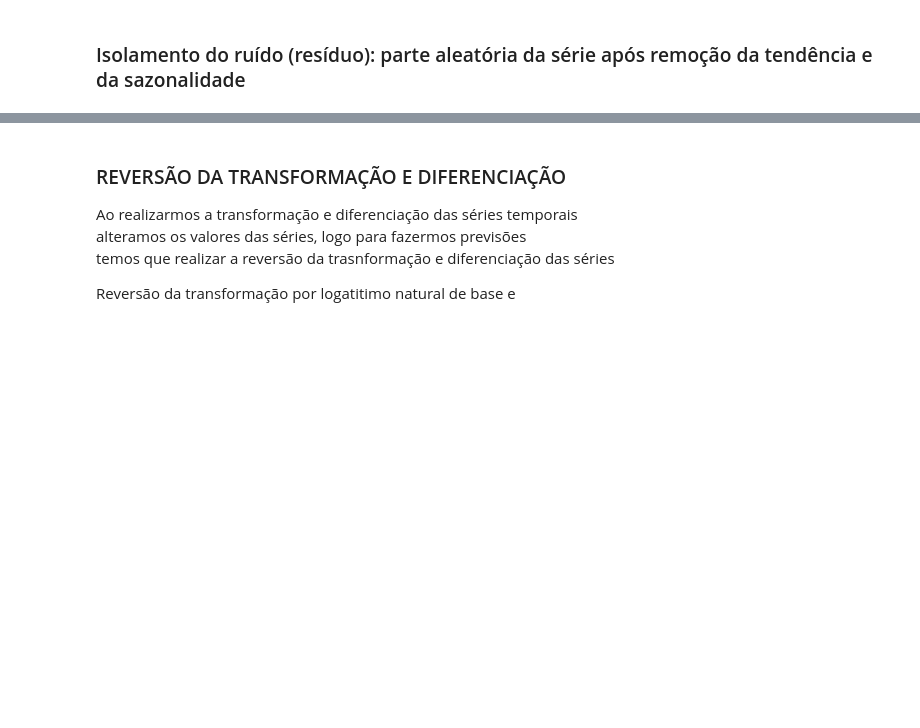
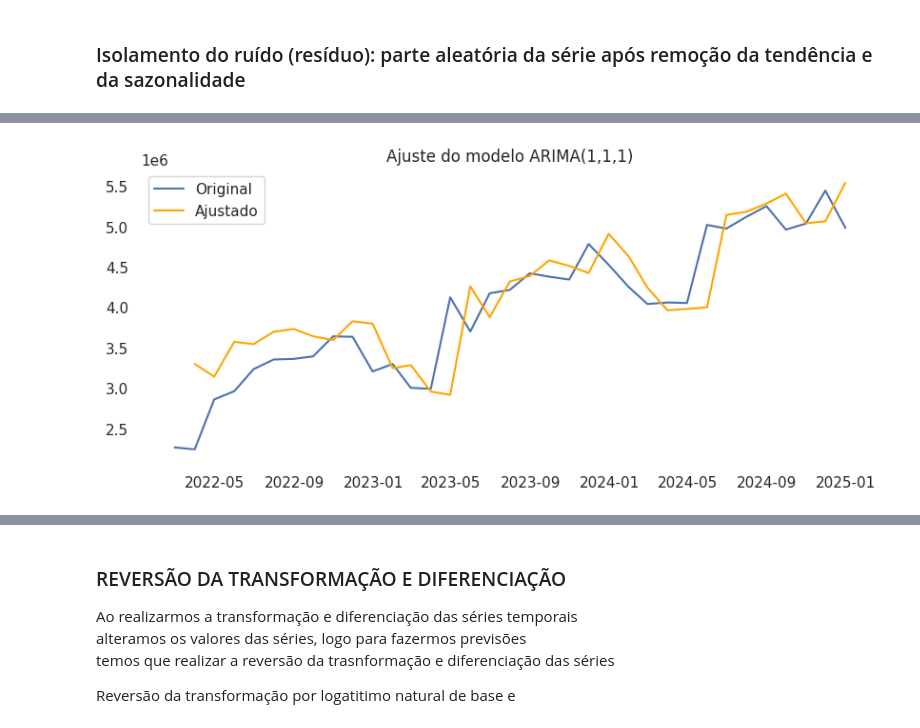
Before and after one commit to redsonlopez/forecast_water, a Jupyter notebook: notebooks/models/forecast_water.ipynb, the cells around one changed output, grey strips where cells are left out. Drawn from its saved outputs; the diff is of its cells as text; code cells hidden in the pictures; blank space fills up the shorter version.

```diff
--- a/notebooks/models/forecast_water.ipynb
+++ b/notebooks/models/forecast_water.ipynb
@@ -288,0 +359,11 @@ sns.lineplot(ruido);
+# %%
+melhor_modelo = ARIMA(df, order=(1,2,1)).fit()
+pred = melhor_modelo.predict(start=df.index[1], end=df.index[-1], typ='levels')
+plt.figure(figsize=(10,4))
+plt.plot(df, label='Original')
+plt.plot(pred, label='Ajustado', color='orange')
+plt.title('Ajuste do modelo ARIMA(1,1,1)')
+plt.legend()
+plt.show()
+# %% [output]
+[figure, added]
```
Also changed, not shown: parts of 31 cells of this notebook.
